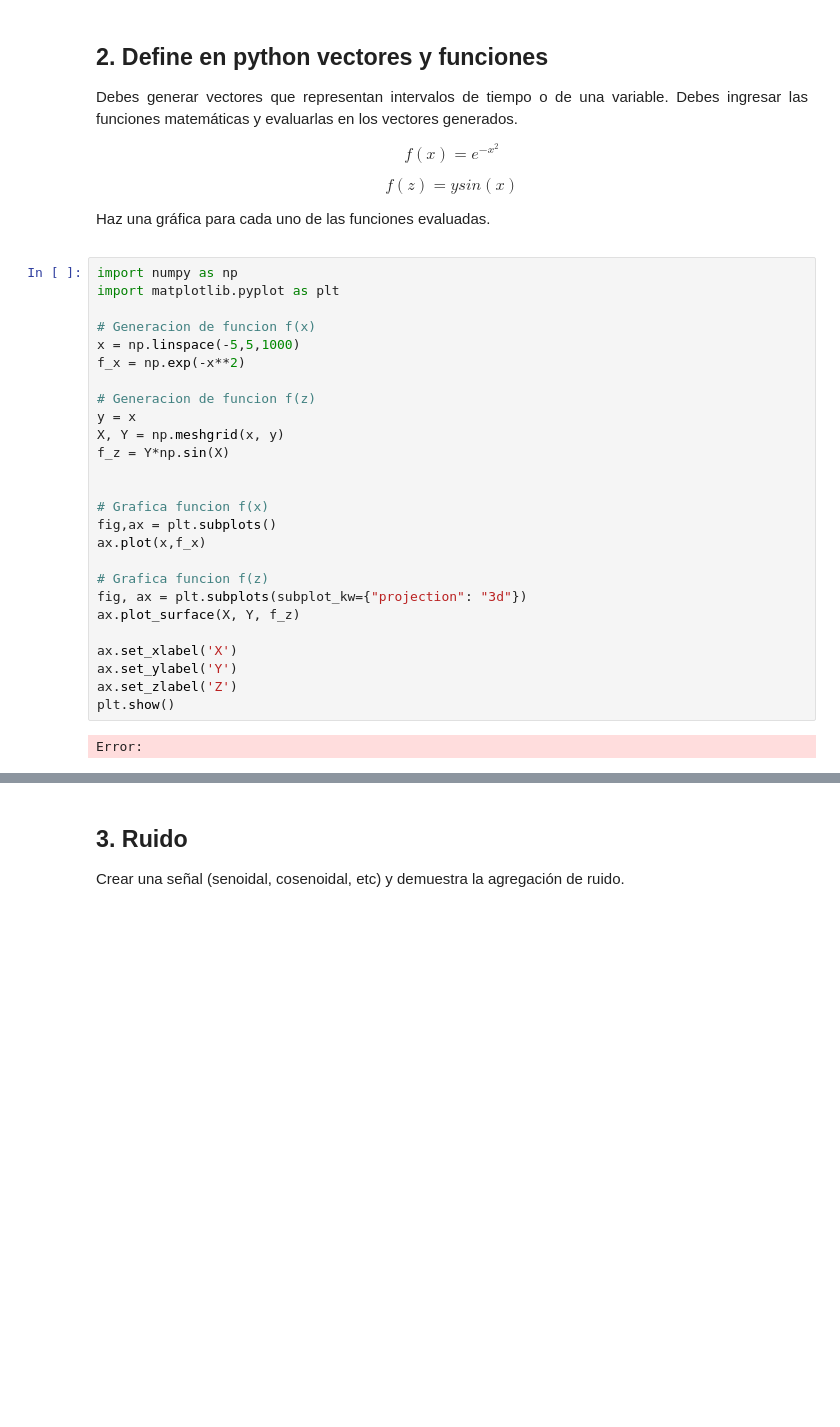
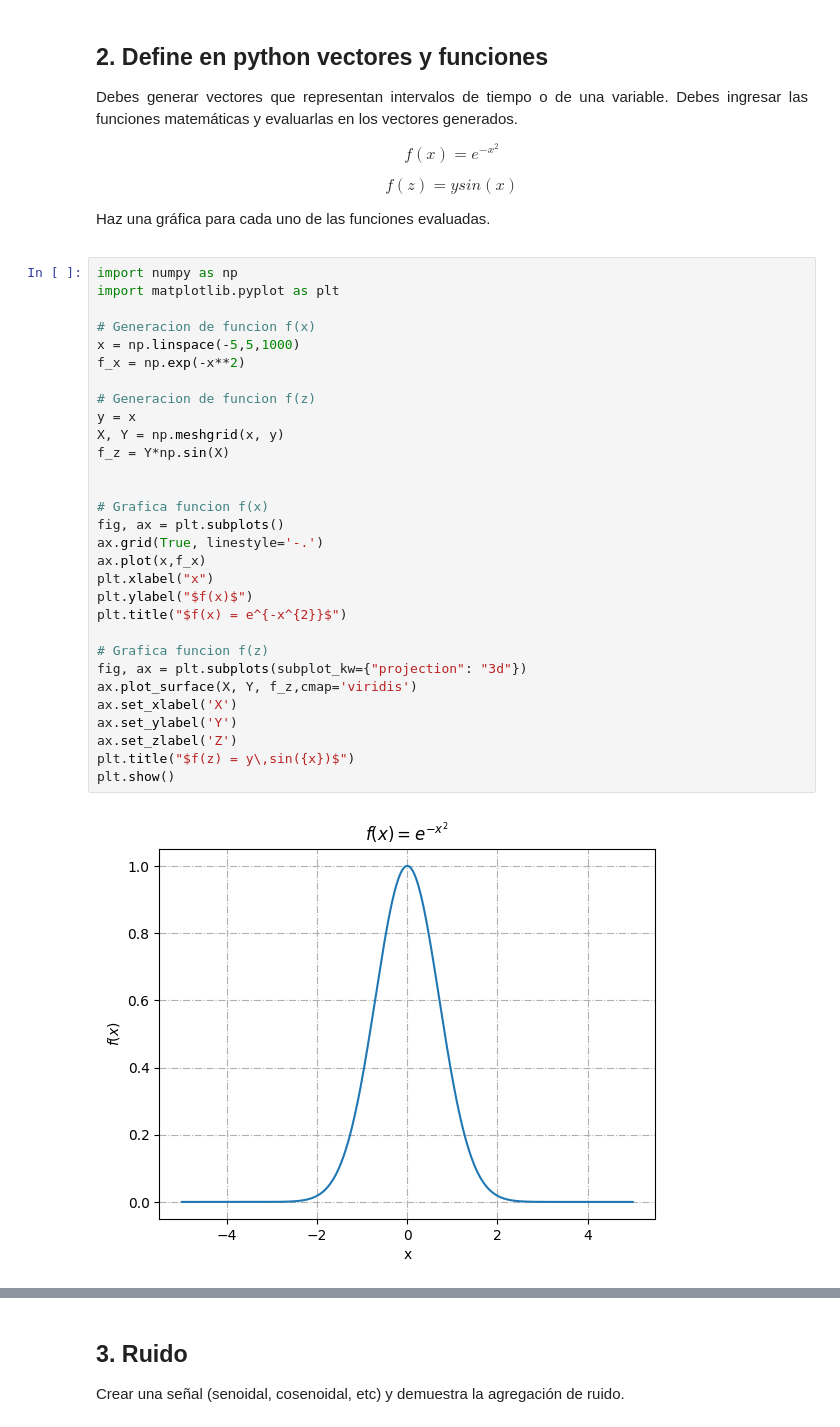
Before and after one commit to MatiasArmijo/Actividades-EIE-401-Matias-Armijo, a Jupyter notebook: actividad-1/Actividad_1_ApellidoNombre_ID.ipynb, the cells around one changed output, grey strips where cells are left out. Saved outputs shown, nothing was run; the diff lists cells and outputs as text; blank space fills up the shorter version.

```diff
--- a/actividad-1/Actividad_1_ApellidoNombre_ID.ipynb
+++ b/actividad-1/Actividad_1_ApellidoNombre_ID.ipynb
@@ -49,28 +47,32 @@ Haz una gráfica para cada uno de las funciones evaluadas.
 # %%
 import numpy as np
 import matplotlib.pyplot as plt
 
 # Generacion de funcion f(x)
 x = np.linspace(-5,5,1000)
 f_x = np.exp(-x**2)
 
 # Generacion de funcion f(z)
 y = x
 X, Y = np.meshgrid(x, y)
 f_z = Y*np.sin(X)
 
 
 # Grafica funcion f(x)
-fig,ax = plt.subplots()
+fig, ax = plt.subplots()
+ax.grid(True, linestyle='-.')
 ax.plot(x,f_x)
+plt.xlabel("x")
+plt.ylabel("$f(x)$")
+plt.title("$f(x) = e^{-x^{2}}$")
 
 # Grafica funcion f(z)
 fig, ax = plt.subplots(subplot_kw={"projection": "3d"})
-ax.plot_surface(X, Y, f_z)
-
+ax.plot_surface(X, Y, f_z,cmap='viridis')
 ax.set_xlabel('X')
 ax.set_ylabel('Y')
 ax.set_zlabel('Z')
+plt.title("$f(z) = y\,sin({x})$")
 plt.show()
 # %% [output]
-Error:
+[figure, added]
```
Also changed, not shown: parts of 6 cells of this notebook.
